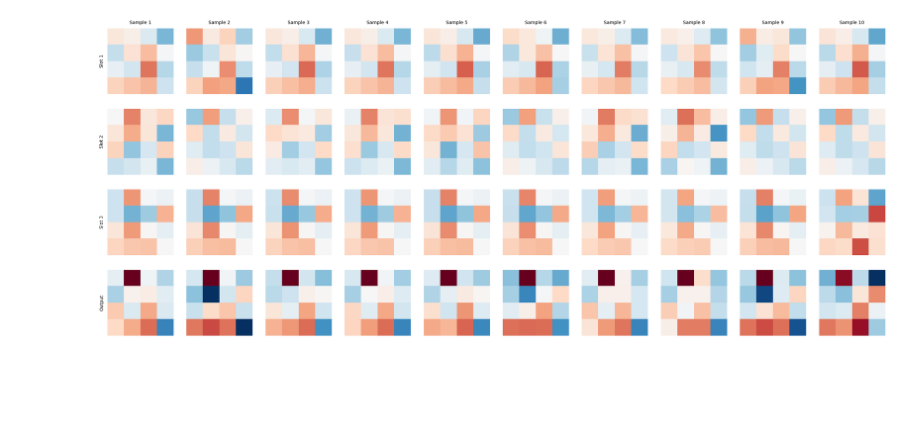
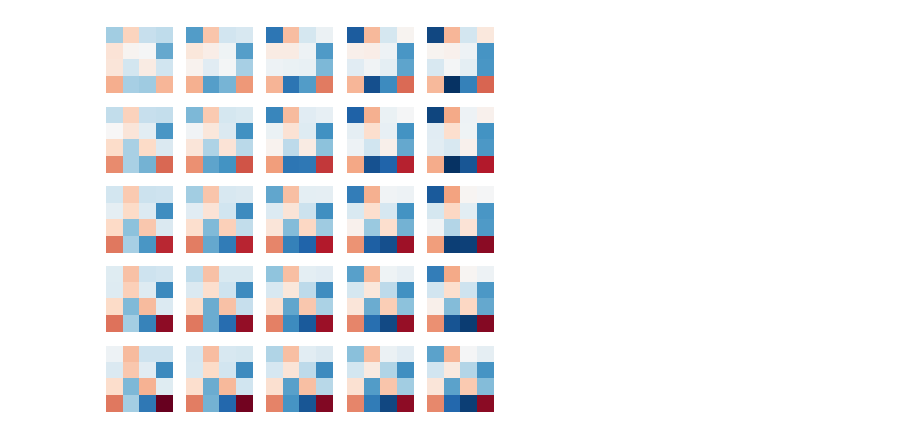
Before and after one commit to brendel-group/compositional-ood-generalization, a Jupyter notebook: notebooks/test.ipynb, the cells around one changed output. Saved outputs shown, nothing was run; the diff lists cells and outputs as text; code cells hidden in the pictures; blank space fills up the shorter version.

Commit message:
added visualizations for image grids

```diff
--- a/notebooks/test.ipynb
+++ b/notebooks/test.ipynb
@@ -18,60 +20,4 @@ out = f(z[:10], return_slot_outputs=True)
-# %%
-import torch
-from typing import Tuple
-import matplotlib.pyplot as plt
-from math import ceil, sqrt
-
-def rectify(t: torch.Tensor) -> torch.Tensor:
-    "Finds the best rectangle representation for a 1d Tensor. Useful for plotting."
-    area = t.shape[0]
-    max_width = int(ceil(sqrt(area)))
-    for w in reversed(range(1, max_width + 1)):
-        if area % w == 0:
-            return t.view(w, area // w)
-
-def visualize_slots_and_output(output: torch.Tensor, slots: Tuple[torch.Tensor], plot_size: float = 3, title: str = ''):
-    output = output.detach()
-    slots = [slot.detach() for slot in slots]
-
-    n_cols = output.shape[0]
-    n_rows = len(slots) + 1
-
-    fig = plt.figure(figsize=(n_cols * plot_size, n_rows * plot_size))
-    fig.suptitle(title)
-
-    for col in range(n_cols):
-        # each column uses the same min/max for the colormap
-        all_values = torch.cat([slot[col] for slot in slots] + [output[col]])
-        vmin = min(all_values.min(), -all_values.max())
-        vmax = max(all_values.max(), -all_values.min())
-
-        # plot slots
-        for row in range(n_rows - 1):
-            ax = fig.add_subplot(n_rows, n_cols, row*n_cols + col + 1)
-            ax.imshow(rectify(slots[row][col]), cmap="RdBu", vmin=vmin, vmax=vmax)
-            ax.axis("off")
-
-        # plot output
-        ax = fig.add_subplot(n_rows, n_cols, (n_rows - 1)*n_cols + col + 1)
-        ax.imshow(rectify(output[col]), cmap="RdBu", vmin=vmin, vmax=vmax)
-        ax.axis("off")
-
-    # add column titles
-    for col, ax in enumerate(fig.axes[::n_rows]):
-        ax.text(.5, 1.05, f"Sample {col + 1}", horizontalalignment="center",
-            verticalalignment="bottom", transform=ax.transAxes)
-
-    # add row titles
-    for row, ax in enumerate(fig.axes[:n_rows - 1]):
-        ax.text(-.05, .5, f"Slot {row + 1}", rotation="vertical", horizontalalignment="right",
-            verticalalignment="center", transform=ax.transAxes)
-
-    ax = fig.axes[n_rows - 1]
-    ax.text(-.05, .5, "Output", rotation="vertical", horizontalalignment="right",
-        verticalalignment="center", transform=ax.transAxes)
-
-    plt.show()
-
-visualize_slots_and_output(*out)
-# %% [output]
-[figure, removed]
+# %%
+visualize_output_grid(f, 5, (0, 1), plot_size=1)
+# %% [output]
+[figure, added]
```
Also changed, not shown: parts of 4 cells of this notebook, 2 other files.
